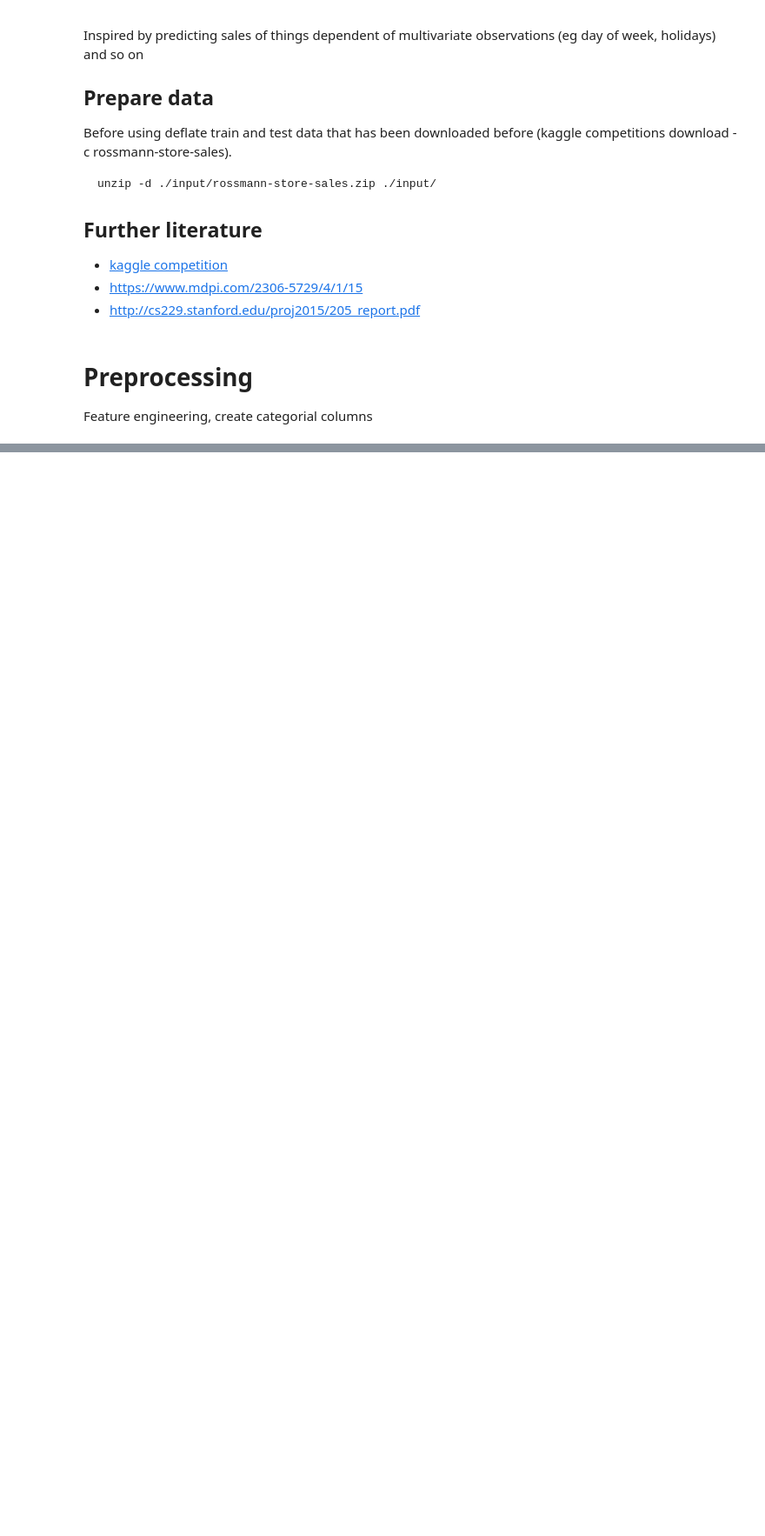
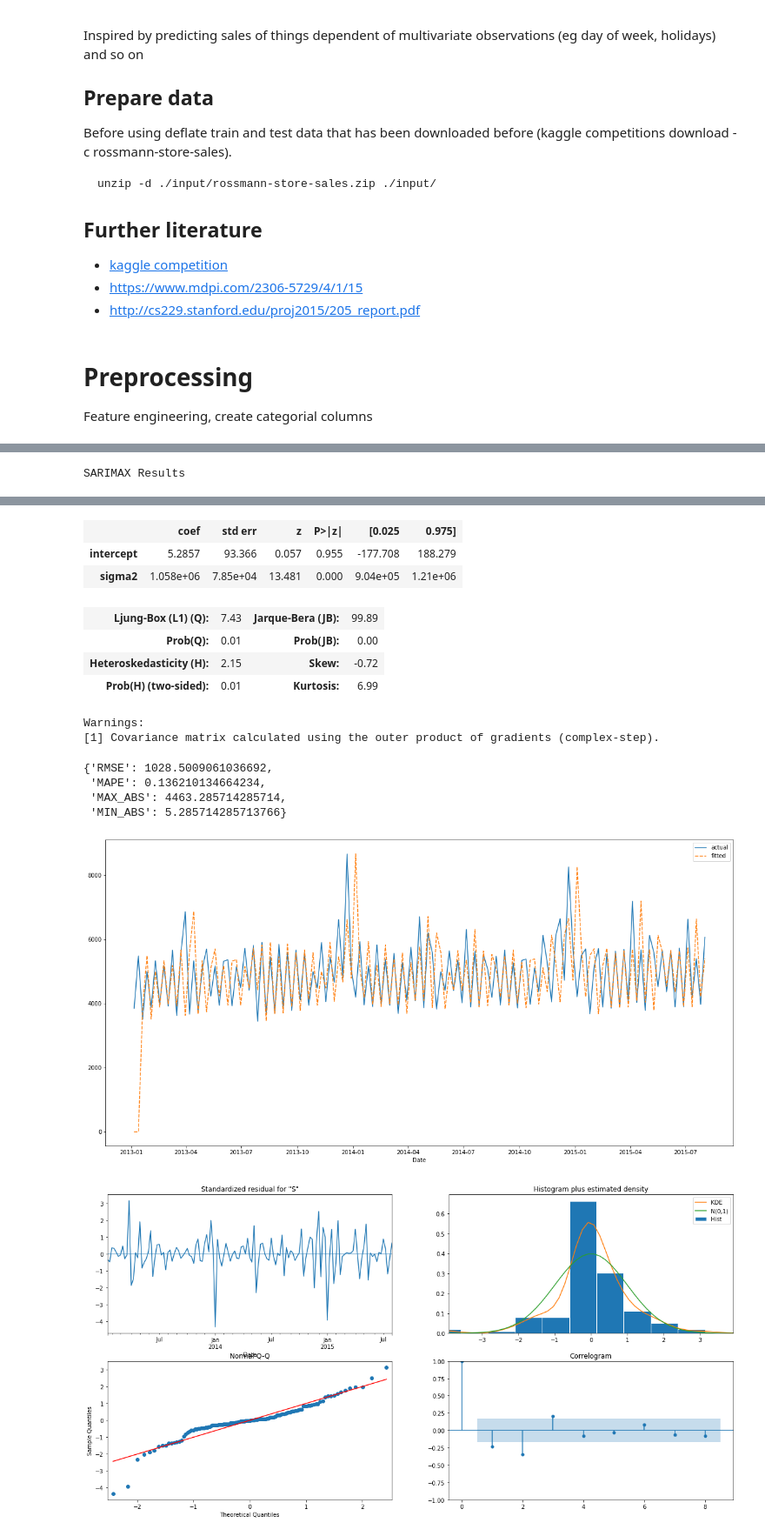
Before and after one commit to bruennijs/kaggle_rossmann_sales, a Jupyter notebook: regression_weekly.ipynb, the cells around one changed output, grey strips where cells are left out. Shown at 87% size. Saved outputs shown, nothing was run; the diff lists cells and outputs as text; code cells hidden in the pictures; blank space fills up the shorter version.

```diff
--- a/regression_weekly.ipynb
+++ b/regression_weekly.ipynb
@@ -24,10 +75,3 @@ from IPython.core.interactiveshell import InteractiveShell
 InteractiveShell.ast_node_interactivity = "all"
 
 df_train: DataFrame = pd.read_csv('./input/train.csv', parse_dates=['Date'], dtype={'StateHoliday': str, 'Open': bool, 'Promo': bool, 'SchoolHoliday': bool})
-
-# FEATURE ENGINEERING
-## month
-df_train['Year'] = pd.DatetimeIndex(df_train['Date']).to_period('Y')
-
-df_train.info()
-df_train.head(5)
@@ -207,0 +175,20 @@ ImportError: cannot import name 'call_cached_func' from 'statsmodels.compat.pand
+# %%
+from matplotlib.figure import Figure
+from statsmodels.tsa.statespace.sarimax import SARIMAX
+from statsmodels.tsa.arima.model import ARIMAResults
+
+model: SARIMAX = SARIMAX(y_t, order=(0, 0, 0), seasonal_order=(0, 1, 0, 2), trend='c')
+model_fit: ARIMAResults = model.fit(disp=False)
+model_fit.summary()
+
+errors_dict: dict[str, float] = errors(y_t.iloc[2:], model_fit)
+errors_dict
+
+# Plot actual vs fitted values
+plot_actual_and_fitted_values(y_t, model_fit)
+
+# Residuals diagnostics
+figure: Figure = model_fit.plot_diagnostics(lags=8, figsize=(20, 10))
+plt.show()
+# %% [output]
+SARIMAX Results
@@ -207,0 +202,15 @@ ImportError: cannot import name 'call_cached_func' from 'statsmodels.compat.pand
+|  | coef | std err | z | P>|z| | [0.025 | 0.975] |
+| intercept | 5.2857 | 93.366 | 0.057 | 0.955 | -177.708 | 188.279 |
+| sigma2 | 1.058e+06 | 7.85e+04 | 13.481 | 0.000 | 9.04e+05 | 1.21e+06 |
+| Ljung-Box (L1) (Q): | 7.43 | Jarque-Bera (JB): | 99.89 |
+| Prob(Q): | 0.01 | Prob(JB): | 0.00 |
+| Heteroskedasticity (H): | 2.15 | Skew: | -0.72 |
+| Prob(H) (two-sided): | 0.01 | Kurtosis: | 6.99 |
+Warnings:
+[1] Covariance matrix calculated using the outer product of gradients (complex-step).
+{'RMSE': 1028.5009061036692,
+ 'MAPE': 0.136210134664234,
+ 'MAX_ABS': 4463.285714285714,
+ 'MIN_ABS': 5.285714285713766}
+[figure, added]
+[figure, added]
```
Also changed, not shown: parts of 20 cells of this notebook.
